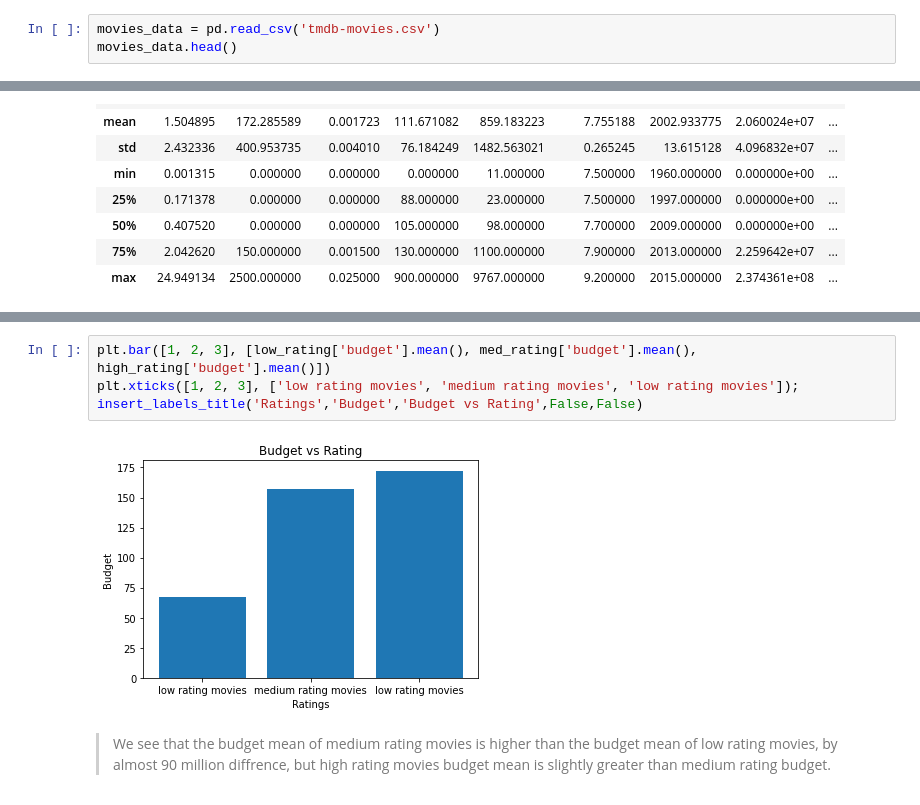
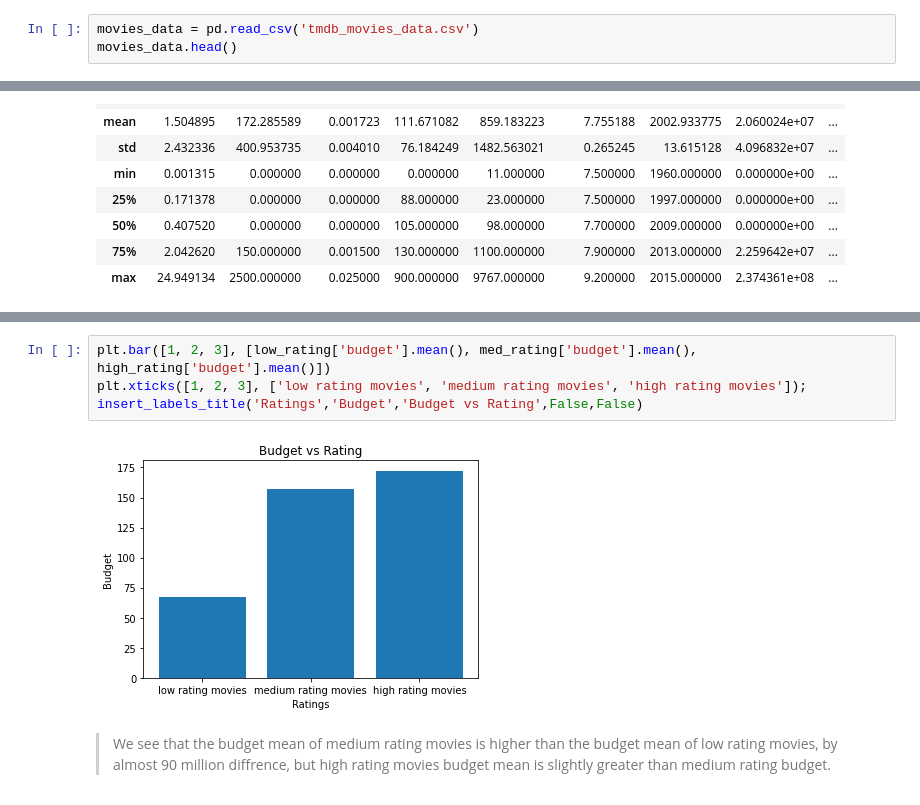
Before and after one commit to Omer-code/DA_Project_2, a Jupyter notebook: Investigate_a_Dataset.ipynb, the cells around one changed output, grey strips where cells are left out. Saved outputs shown, nothing was run; the diff lists cells and outputs as text.

```diff
--- a/Investigate_a_Dataset.ipynb
+++ b/Investigate_a_Dataset.ipynb
@@ -48,6 +48,6 @@ def insert_labels_title(xlabel, ylabel, title, grid, legends):
 # %% [markdown]
 >load and inspect the data:
 # %%
-movies_data = pd.read_csv('tmdb-movies.csv')
+movies_data = pd.read_csv('tmdb_movies_data.csv')
 movies_data.head()
 # %% [output]
@@ -249,9 +255,9 @@ high_rating.describe()
 # %%
 plt.bar([1, 2, 3], [low_rating['budget'].mean(), med_rating['budget'].mean(), high_rating['budget'].mean()])
-plt.xticks([1, 2, 3], ['low rating movies', 'medium rating movies', 'low rating movies']);
+plt.xticks([1, 2, 3], ['low rating movies', 'medium rating movies', 'high rating movies']);
 insert_labels_title('Ratings','Budget','Budget vs Rating',False,False)
 # %% [output]
-[figure, old version]
+[figure, new version]
 # %% [markdown]
 >We see that the budget mean of medium rating movies is higher than the budget mean of low rating movies, by almost 90 million diffrence, but high rating movies budget mean is slightly greater than medium rating budget.
 # %% [markdown]
```
Also changed, not shown: parts of 6 cells of this notebook, 1 other file.
